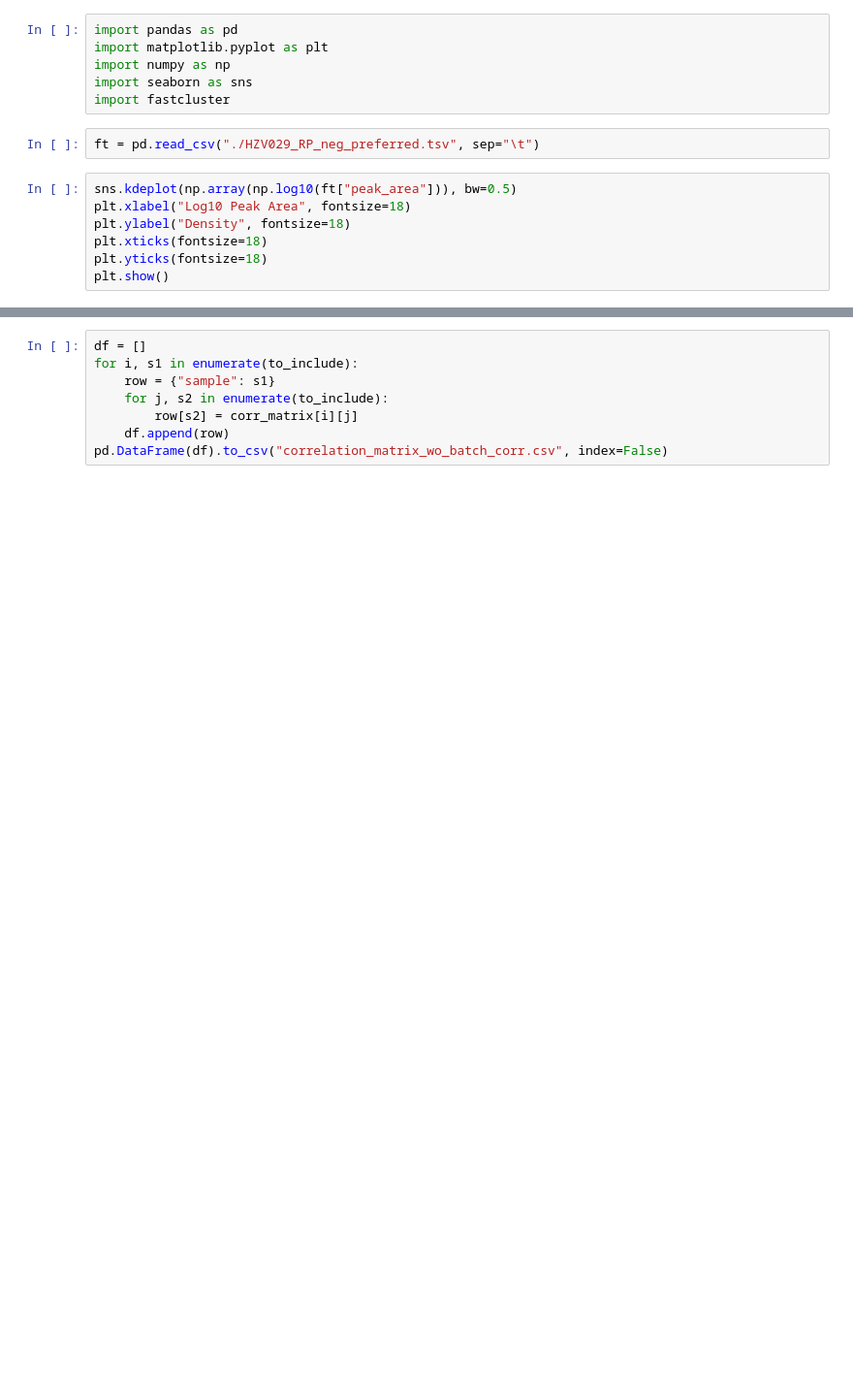
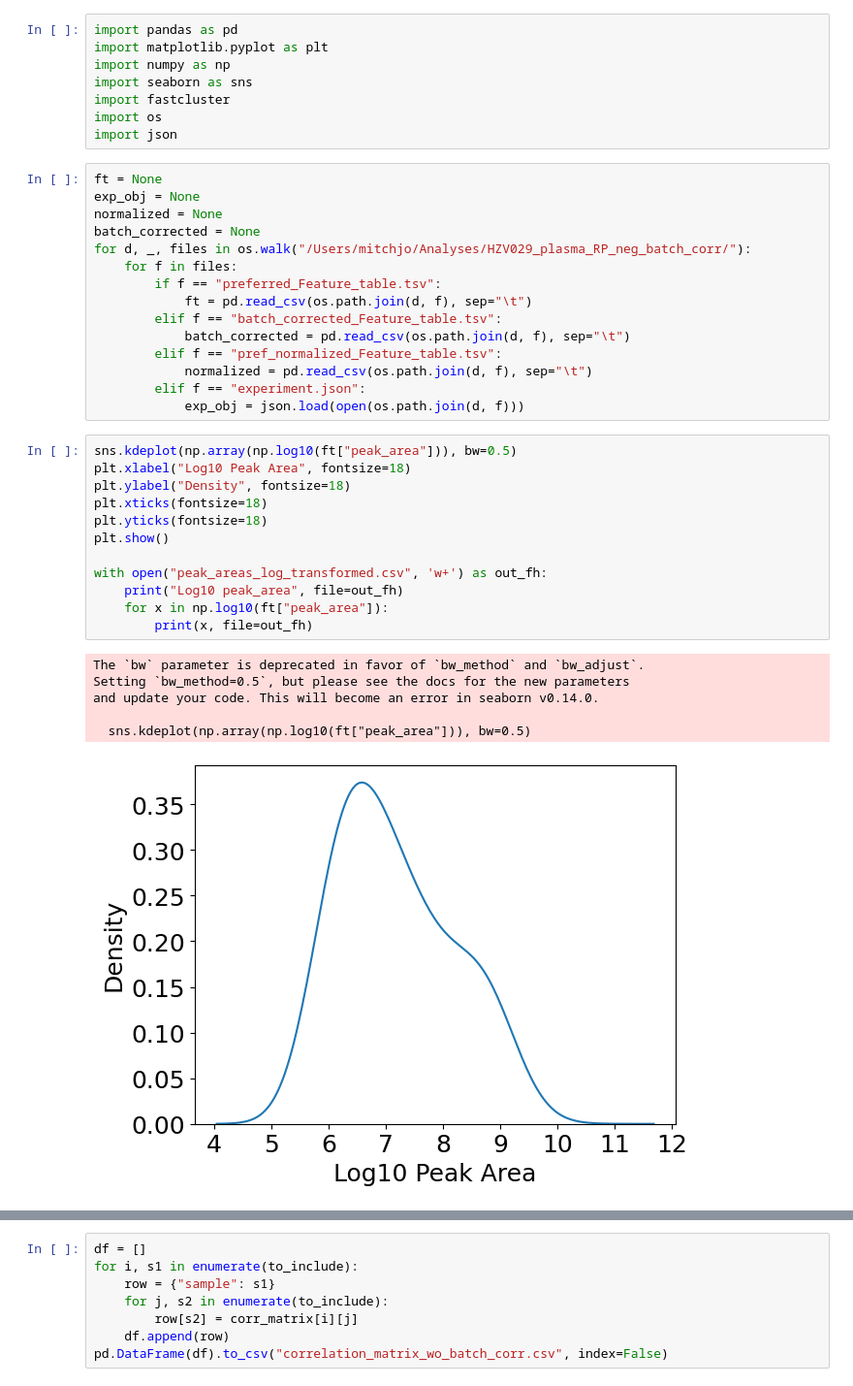
Before and after one commit to shuzhao-li-lab/PythonCentricPipelineForMetabolomics, a Jupyter notebook: notebooks/manuscript/figures/Figure 4/Figure4.ipynb, the cells around one changed output, grey strips where cells are left out. Shown at 97% size. Saved outputs shown, nothing was run; the diff lists cells and outputs as text; blank space fills up the shorter version.

```diff
--- a/notebooks/manuscript/figures/Figure 4/Figure4.ipynb
+++ b/notebooks/manuscript/figures/Figure 4/Figure4.ipynb
@@ -4,15 +4,42 @@ import matplotlib.pyplot as plt
 import numpy as np
 import seaborn as sns
 import fastcluster
+import os
+import json
-# %%
-ft = pd.read_csv("./HZV029_RP_neg_preferred.tsv", sep="\t")
+# %%
+ft = None
+exp_obj = None
+normalized = None
+batch_corrected = None
+for d, _, files in os.walk("/Users/mitchjo/Analyses/HZV029_plasma_RP_neg_batch_corr/"):
+    for f in files:
+        if f == "preferred_Feature_table.tsv":
+            ft = pd.read_csv(os.path.join(d, f), sep="\t")
+        elif f == "batch_corrected_Feature_table.tsv":
+            batch_corrected = pd.read_csv(os.path.join(d, f), sep="\t")
+        elif f == "pref_normalized_Feature_table.tsv":
+            normalized = pd.read_csv(os.path.join(d, f), sep="\t")
+        elif f == "experiment.json":
+            exp_obj = json.load(open(os.path.join(d, f)))
 # %%
 sns.kdeplot(np.array(np.log10(ft["peak_area"])), bw=0.5)
 plt.xlabel("Log10 Peak Area", fontsize=18)
 plt.ylabel("Density", fontsize=18)
 plt.xticks(fontsize=18)
 plt.yticks(fontsize=18)
 plt.show()
+
+with open("peak_areas_log_transformed.csv", 'w+') as out_fh:
+    print("Log10 peak_area", file=out_fh)
+    for x in np.log10(ft["peak_area"]):
+        print(x, file=out_fh)
+# %% [output]
+The `bw` parameter is deprecated in favor of `bw_method` and `bw_adjust`.
+Setting `bw_method=0.5`, but please see the docs for the new parameters
+and update your code. This will become an error in seaborn v0.14.0.
+
+  sns.kdeplot(np.array(np.log10(ft["peak_area"])), bw=0.5)
+[figure, added]
 # %%
 sns.kdeplot(np.array(ft["goodness_fitting"]), bw_method=.1, common_norm=True)
 plt.xlabel("Goodness Fitting", fontsize=18)
```
Also changed, not shown: parts of 11 cells of this notebook, 43 other files.
